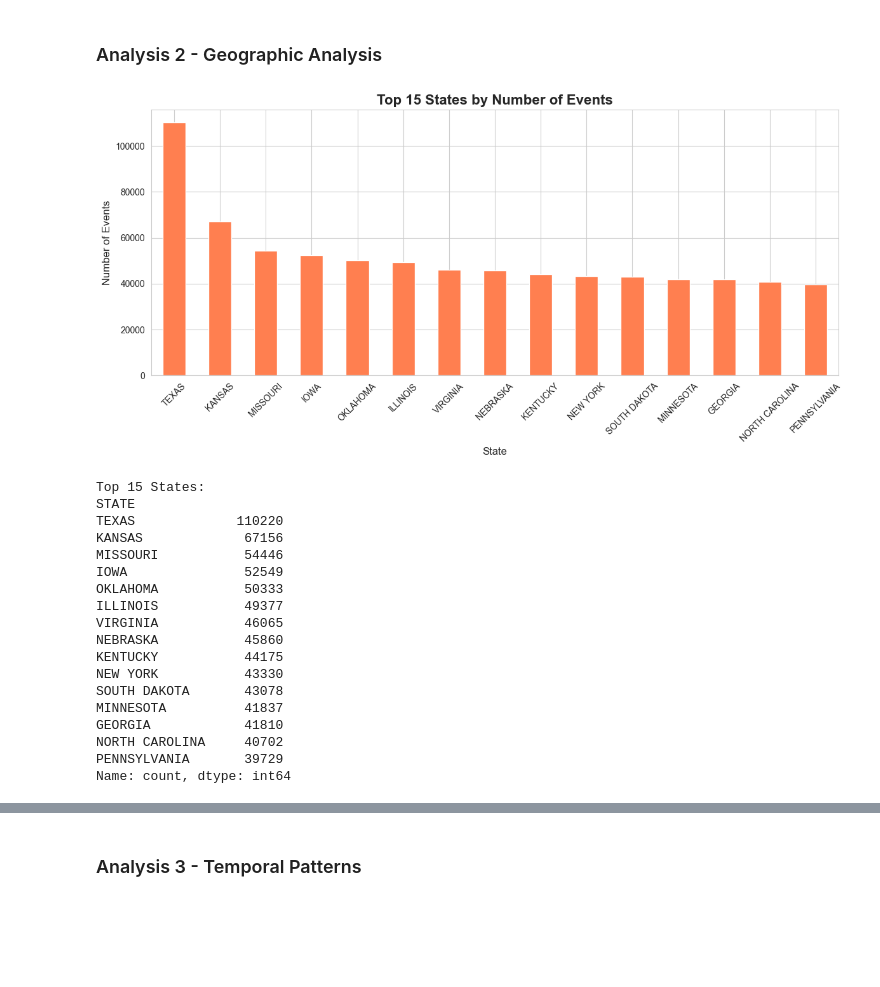
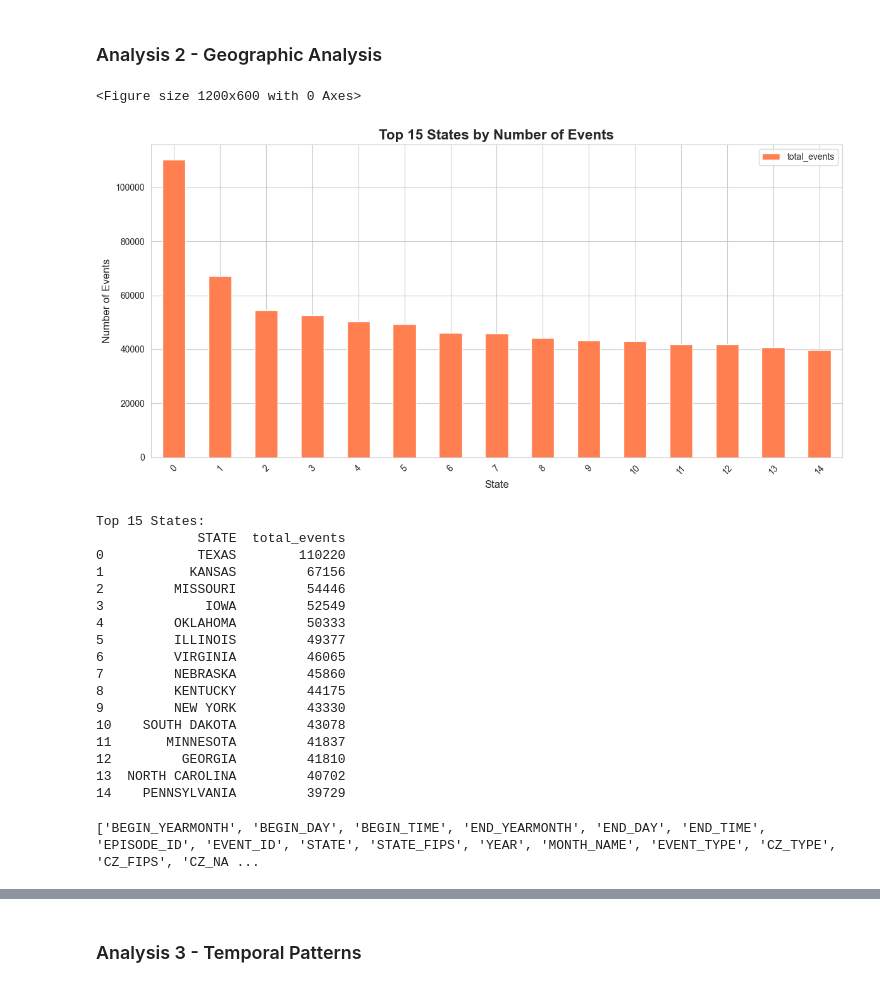
Before and after one commit to Lucasqrz1/us_extreme_weather_prediction, a Jupyter notebook: notebooks/01_data_exploration.ipynb, the cells around one changed output, grey strips where cells are left out. Drawn from its saved outputs; the diff is of its cells as text; code cells hidden in the pictures; blank space fills up the shorter version.

```diff
--- a/notebooks/01_data_exploration.ipynb
+++ b/notebooks/01_data_exploration.ipynb
@@ -382,40 +416,50 @@ Marine Thunderstorm Wind           86.3          2156.4      0.798 Increasing
 ### Analysis 2 - Geographic Analysis
 # %%
 # Cell 9: Most affected states
-top_states = df['STATE'].value_counts().head(15)
-
+top_states = query("""
+    SELECT STATE,
+           COUNT(*) AS total_events
+    FROM details
+    GROUP BY STATE
+    ORDER BY total_events DESC
+    LIMIT 15
+""")
 plt.figure(figsize=(12, 6))
 top_states.plot(kind='bar', color='coral')
 plt.title('Top 15 States by Number of Events', fontsize=16, fontweight='bold')
 plt.xlabel('State', fontsize=12)
 plt.ylabel('Number of Events', fontsize=12)
 plt.xticks(rotation=45)
 plt.tight_layout()
 plt.savefig('../images/03_states_events.png', dpi=300, bbox_inches='tight')
 plt.show()
 
 print("Top 15 States:")
 print(top_states)
 # %% [output]
+<Figure size 1200x600 with 0 Axes>
-[figure, old version]
+[figure, new version]
-Top 15 States:
-STATE
-TEXAS             110220
-KANSAS             67156
-MISSOURI           54446
-IOWA               52549
-OKLAHOMA           50333
-ILLINOIS           49377
-VIRGINIA           46065
-NEBRASKA           45860
-KENTUCKY           44175
-NEW YORK           43330
-SOUTH DAKOTA       43078
-MINNESOTA          41837
-GEORGIA            41810
-NORTH CAROLINA     40702
-PENNSYLVANIA       39729
-Name: count, dtype: int64
+Top 15 States:
+             STATE  total_events
+0            TEXAS        110220
+1           KANSAS         67156
+2         MISSOURI         54446
+3             IOWA         52549
+4         OKLAHOMA         50333
+5         ILLINOIS         49377
+6         VIRGINIA         46065
+7         NEBRASKA         45860
+8         KENTUCKY         44175
+9         NEW YORK         43330
+10    SOUTH DAKOTA         43078
+11       MINNESOTA         41837
+12         GEORGIA         41810
+13  NORTH CAROLINA         40702
+14    PENNSYLVANIA         39729
+# %%
+print(df.columns.tolist())
+# %% [output]
+['BEGIN_YEARMONTH', 'BEGIN_DAY', 'BEGIN_TIME', 'END_YEARMONTH', 'END_DAY', 'END_TIME', 'EPISODE_ID', 'EVENT_ID', 'STATE', 'STATE_FIPS', 'YEAR', 'MONTH_NAME', 'EVENT_TYPE', 'CZ_TYPE', 'CZ_FIPS', 'CZ_NA ...
 # %%
 # Cell 10: Events with fatalities by state
 fatal_events = df[df['TOTAL_DEATHS'] > 0]
```
Also changed, not shown: parts of 8 cells of this notebook, 5 other files.
